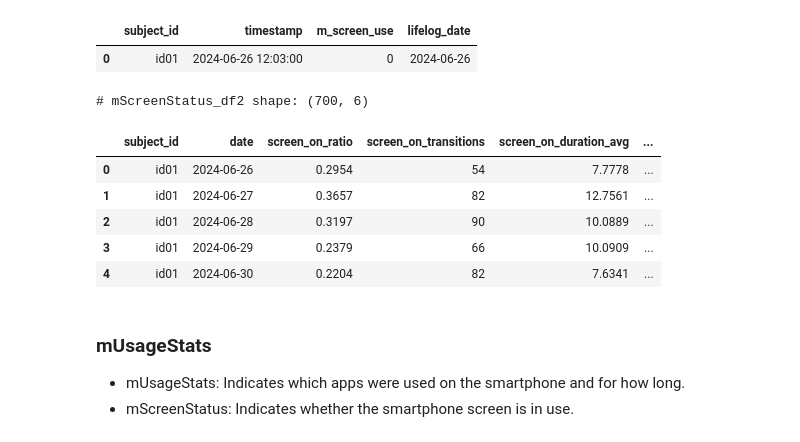
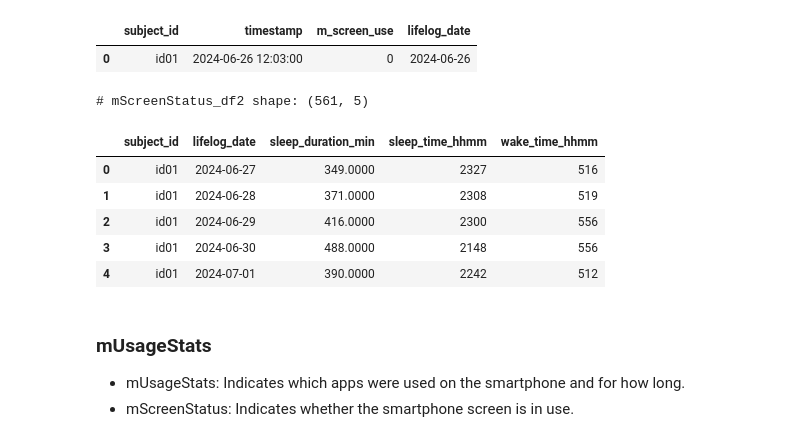
Before and after one commit to jacobgreen4477/Construction-Equipment-Oil-Condition-Classification-AI-Competition, a Jupyter notebook: ETRI_v1_0_0.ipynb, the cells around one changed output. Cells and saved outputs as stored; diff of their text form; code cells hidden in the pictures.

```diff
--- a/ETRI_v1_0_0.ipynb
+++ b/ETRI_v1_0_0.ipynb
@@ -1034,17 +1120,17 @@ def process_mScreenStatus(df):
 # %%
-mScreenStatus_df2 = process_mScreenStatus(ch2025_mScreenStatus)
+mScreenStatus_df2 = process_mScreenUse(ch2025_mScreenStatus)
 
 # check
 print(f'# mScreenStatus_df2 shape: {mScreenStatus_df2.shape}')
 mScreenStatus_df2.head()
 # %% [output]
-# mScreenStatus_df2 shape: (700, 6)
+# mScreenStatus_df2 shape: (561, 5)
-|  | subject_id | date | screen_on_ratio | screen_on_transitions | screen_on_duration_avg | ... |
-| 0 | id01 | 2024-06-26 | 0.2954 | 54 | 7.7778 | ... |
-| 1 | id01 | 2024-06-27 | 0.3657 | 82 | 12.7561 | ... |
-| 2 | id01 | 2024-06-28 | 0.3197 | 90 | 10.0889 | ... |
-| 3 | id01 | 2024-06-29 | 0.2379 | 66 | 10.0909 | ... |
-| 4 | id01 | 2024-06-30 | 0.2204 | 82 | 7.6341 | ... |
+|  | subject_id | lifelog_date | sleep_duration_min | sleep_time_hhmm | wake_time_hhmm |
+| 0 | id01 | 2024-06-27 | 349.0000 | 2327 | 516 |
+| 1 | id01 | 2024-06-28 | 371.0000 | 2308 | 519 |
+| 2 | id01 | 2024-06-29 | 416.0000 | 2300 | 556 |
+| 3 | id01 | 2024-06-30 | 488.0000 | 2148 | 556 |
+| 4 | id01 | 2024-07-01 | 390.0000 | 2242 | 512 |
 # %% [markdown]
 ### mUsageStats
 - mUsageStats: Indicates which apps were used on the smartphone and for how long.
```
Also changed, not shown: parts of 1 cell of this notebook.
